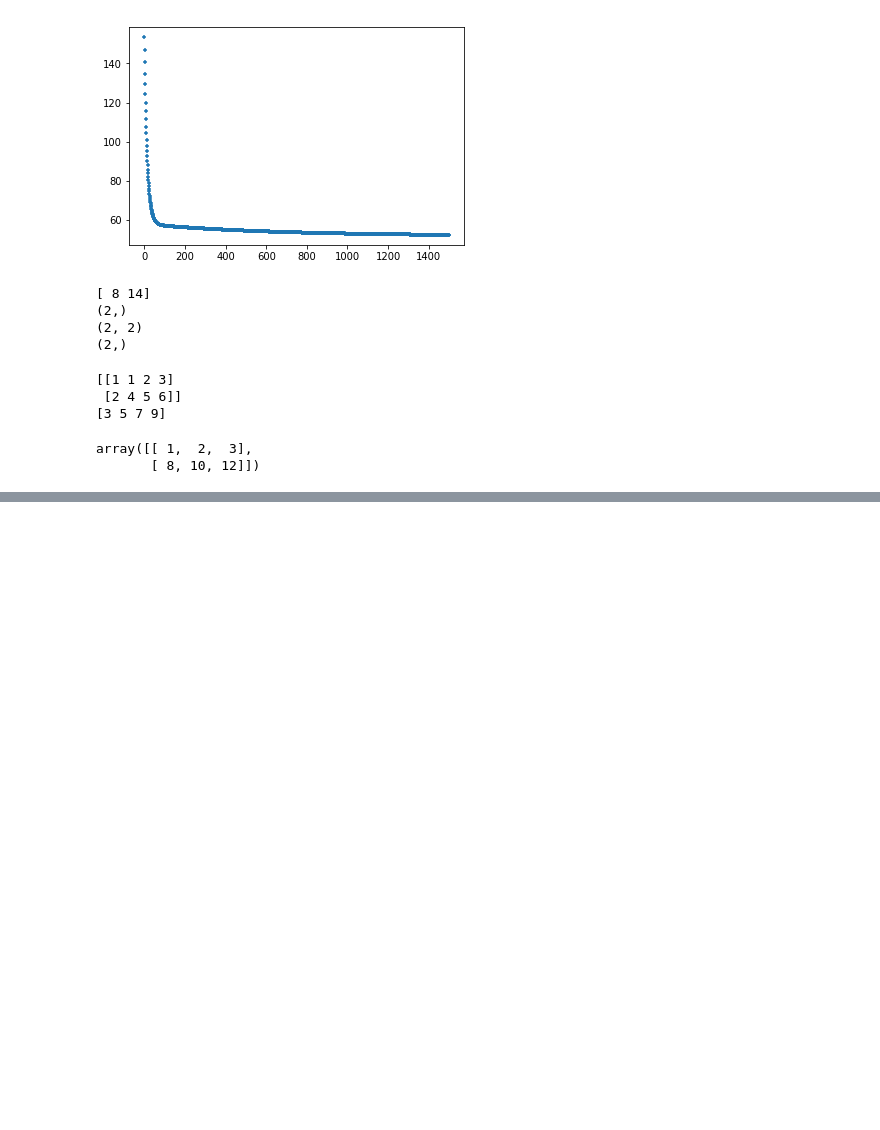
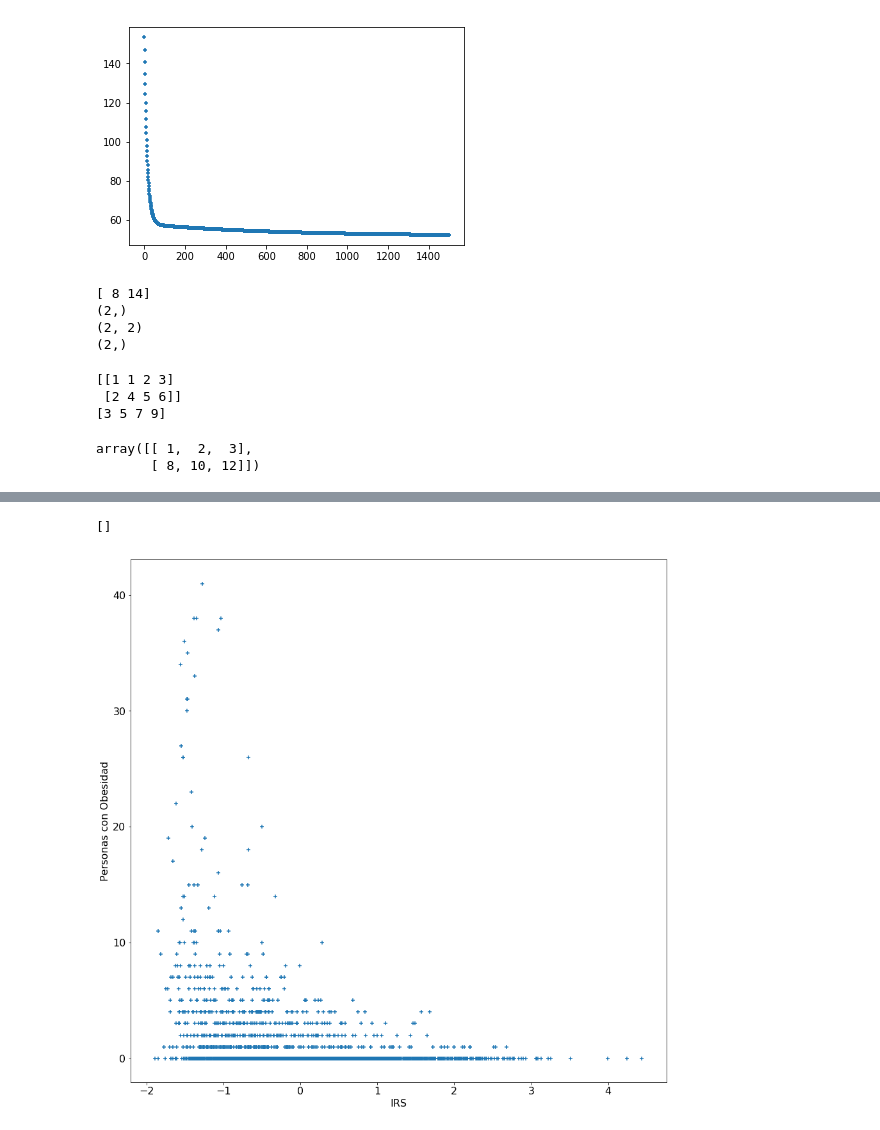
Before and after one commit to alex-perez/GE_IQ_Hackaton_2018, a Jupyter notebook: DHM.ipynb, the cells around one changed output, grey strips where cells are left out. Cells and saved outputs as stored; diff of their text form; code cells hidden in the pictures; blank space fills up the shorter version.

```diff
--- a/DHM.ipynb
+++ b/DHM.ipynb
@@ -155,3 +155,6 @@ column_v = np.array([1, 2])
 # %% [output]
 array([[ 1,  2,  3],
        [ 8, 10, 12]])
+# %%
+mf = pd.read_csv('MunicipalityFeatures_INPUT_DATA2_CVS.csv',header=None)
+mf
@@ -157,0 +180,10 @@ array([[ 1,  2,  3],
+# %%
+plt.subplot(111)
+plt.scatter(mf[2], mf[5], s=30, marker='+')
+#plt.set_xlabel('IDH')
+plt.xlabel("IRS")
+plt.ylabel("Personas con Obesidad")
+plt.plot()
+# %% [output]
+[]
+[figure, added]
```
Also changed, not shown: parts of 5 cells of this notebook, 26 other files.
